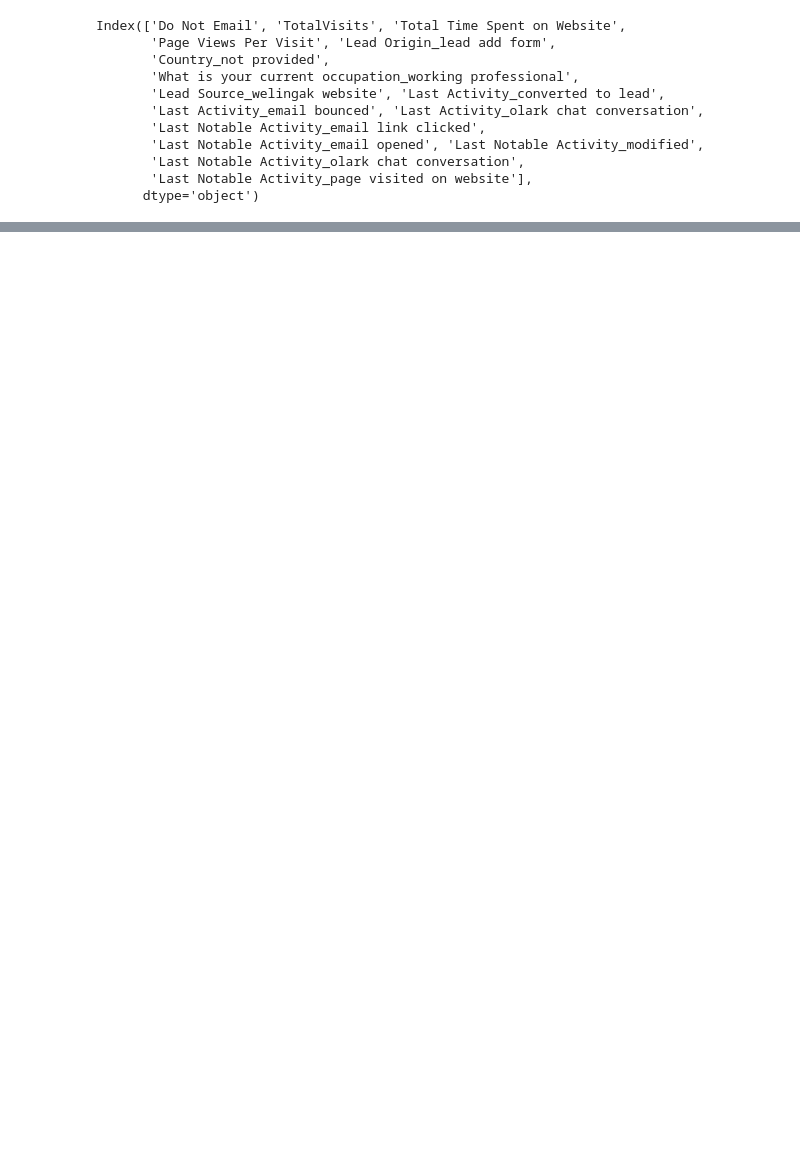
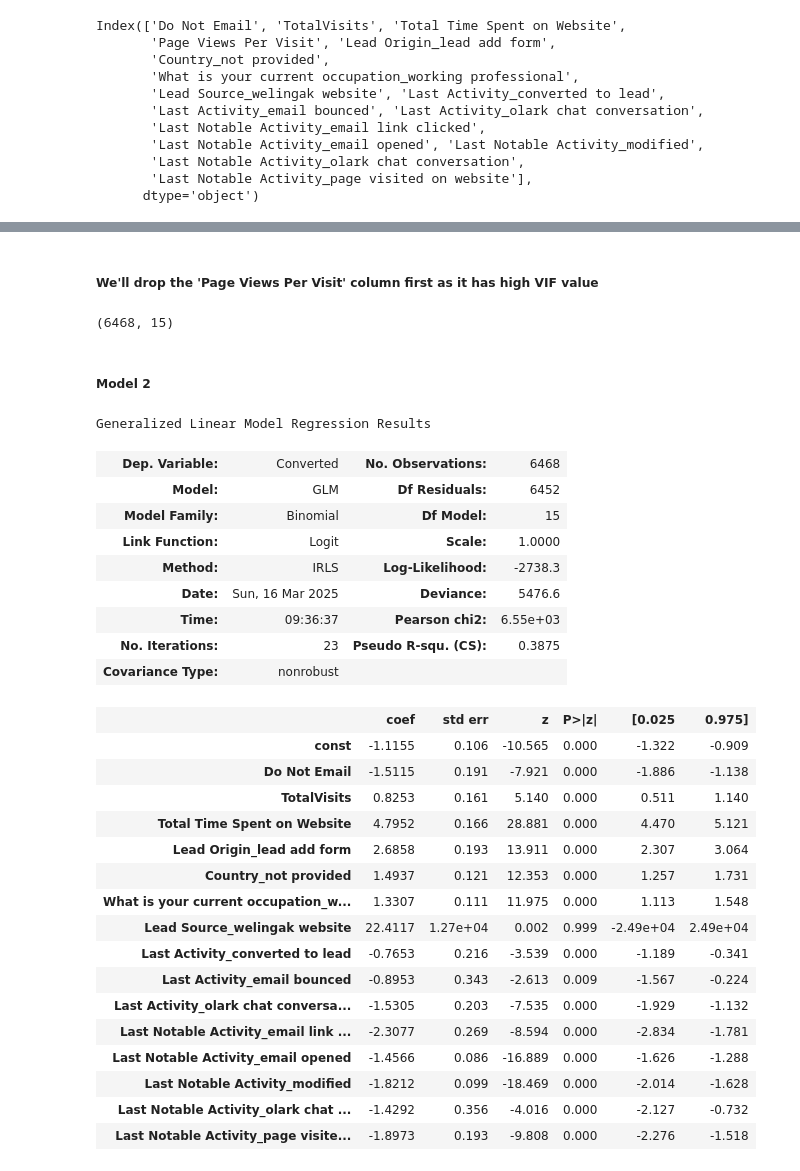
Before and after one commit to D-skywalkerr/Case_study-Leads_scoring, a Jupyter notebook: Leads_scoring.ipynb, the cells around one changed output, grey strips where cells are left out. Drawn from its saved outputs; the diff is of its cells as text; code cells hidden in the pictures; blank space fills up the shorter version.

Commit message:
Model Evaluation

```diff
--- a/Leads_scoring.ipynb
+++ b/Leads_scoring.ipynb
@@ -1388,3 +1393,47 @@ vif
 | 15 | Last Notable Activity_page visite... | 1.19 |
 | 6 | What is your current occupation_w... | 1.17 |
 | 11 | Last Notable Activity_email link ... | 1.06 |
+# %% [markdown]
+##### We'll drop the 'Page Views Per Visit' column first as it has high VIF value
+# %%
+X_train.drop('Page Views Per Visit', axis = 1, inplace = True)
+# %%
+X_train.shape
+# %% [output]
+(6468, 15)
+# %% [markdown]
+##### Model 2
+# %%
+# Refit the model with the new set of features
+X_train_sm = sm.add_constant(X_train)
+lgm3 = sm.GLM(y_train, X_train_sm, family = sm.families.Binomial())
+res = lgm3.fit()
+res.summary()
+# %% [output]
+Generalized Linear Model Regression Results
+| Dep. Variable: | Converted | No. Observations: | 6468 |
+| Model: | GLM | Df Residuals: | 6452 |
+| Model Family: | Binomial | Df Model: | 15 |
+| Link Function: | Logit | Scale: | 1.0000 |
+| Method: | IRLS | Log-Likelihood: | -2738.3 |
+| Date: | Sun, 16 Mar 2025 | Deviance: | 5476.6 |
+| Time: | 09:36:37 | Pearson chi2: | 6.55e+03 |
+| No. Iterations: | 23 | Pseudo R-squ. (CS): | 0.3875 |
+| Covariance Type: | nonrobust |  |  |
+|  | coef | std err | z | P>|z| | [0.025 | 0.975] |
+| const | -1.1155 | 0.106 | -10.565 | 0.000 | -1.322 | -0.909 |
+| Do Not Email | -1.5115 | 0.191 | -7.921 | 0.000 | -1.886 | -1.138 |
+| TotalVisits | 0.8253 | 0.161 | 5.140 | 0.000 | 0.511 | 1.140 |
+| Total Time Spent on Website | 4.7952 | 0.166 | 28.881 | 0.000 | 4.470 | 5.121 |
+| Lead Origin_lead add form | 2.6858 | 0.193 | 13.911 | 0.000 | 2.307 | 3.064 |
+| Country_not provided | 1.4937 | 0.121 | 12.353 | 0.000 | 1.257 | 1.731 |
+| What is your current occupation_w... | 1.3307 | 0.111 | 11.975 | 0.000 | 1.113 | 1.548 |
+| Lead Source_welingak website | 22.4117 | 1.27e+04 | 0.002 | 0.999 | -2.49e+04 | 2.49e+04 |
+| Last Activity_converted to lead | -0.7653 | 0.216 | -3.539 | 0.000 | -1.189 | -0.341 |
+| Last Activity_email bounced | -0.8953 | 0.343 | -2.613 | 0.009 | -1.567 | -0.224 |
+| Last Activity_olark chat conversa... | -1.5305 | 0.203 | -7.535 | 0.000 | -1.929 | -1.132 |
+| Last Notable Activity_email link ... | -2.3077 | 0.269 | -8.594 | 0.000 | -2.834 | -1.781 |
+| Last Notable Activity_email opened | -1.4566 | 0.086 | -16.889 | 0.000 | -1.626 | -1.288 |
+| Last Notable Activity_modified | -1.8212 | 0.099 | -18.469 | 0.000 | -2.014 | -1.628 |
+| Last Notable Activity_olark chat ... | -1.4292 | 0.356 | -4.016 | 0.000 | -2.127 | -0.732 |
+| Last Notable Activity_page visite... | -1.8973 | 0.193 | -9.808 | 0.000 | -2.276 | -1.518 |
```
Also changed, not shown: parts of 35 cells of this notebook.
